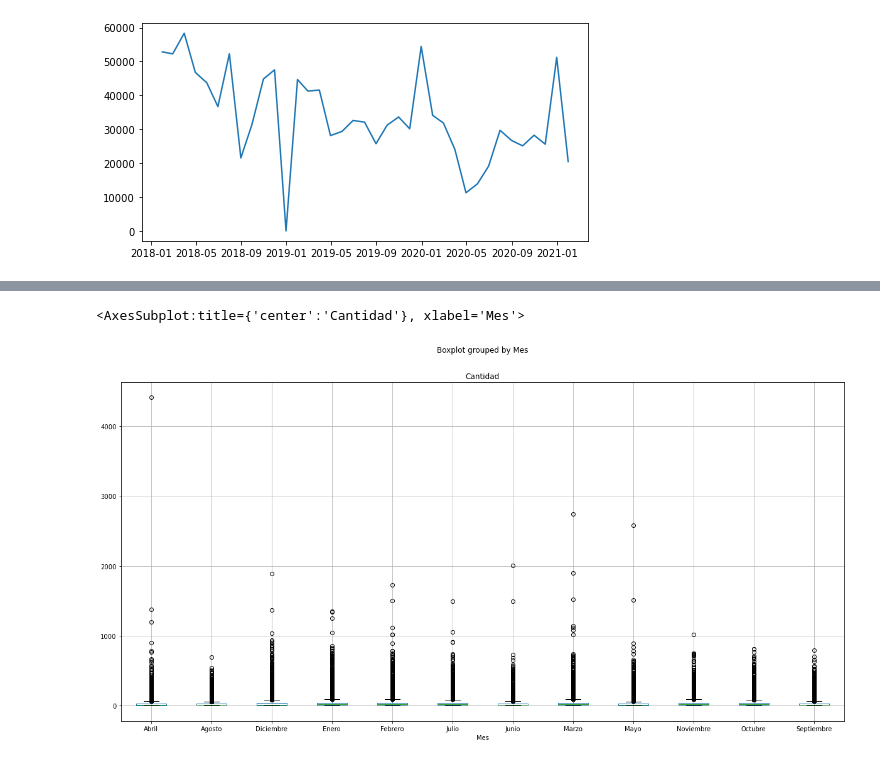
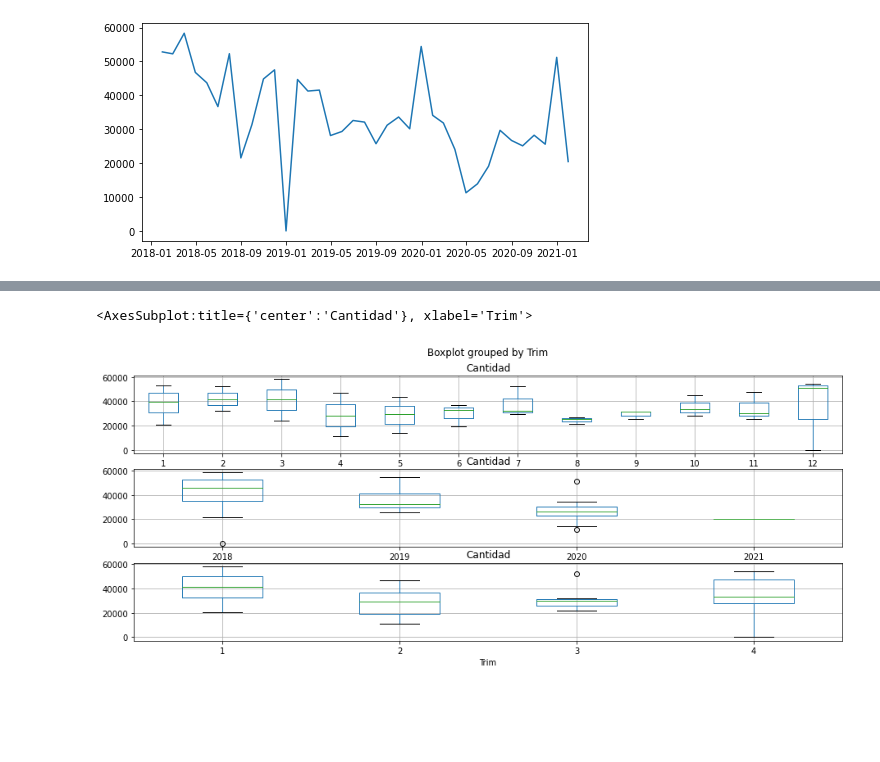
Before and after one commit to hghernandez/MachineLearning, a Jupyter notebook: python/ForecastPenguin/Forecast Penguim Random House.ipynb, the cells around one changed output, grey strips where cells are left out. Drawn from its saved outputs; the diff is of its cells as text; code cells hidden in the pictures; blank space fills up the shorter version.

```diff
--- a/python/ForecastPenguin/Forecast Penguim Random House.ipynb
+++ b/python/ForecastPenguin/Forecast Penguim Random House.ipynb
@@ -107,6 +107,9 @@ plt.show()
 # %%
 #Agregamos la columa mes, quarter, year
 
-df['Mes'] = pd.DatetimeIndex(df['Fecha']).month_name('Spanish')
-df['Anio'] = pd.DatetimeIndex(df['Fecha']).year
-df['Trim'] = pd.DatetimeIndex(df['Fecha']).quarter
+
+df_agrupado['Mes'] = pd.DatetimeIndex(df_agrupado['Fecha']).month
+df_agrupado['Anio'] = pd.DatetimeIndex(df_agrupado['Fecha']).year
+df_agrupado['Trim'] = pd.DatetimeIndex(df_agrupado['Fecha']).quarter
+
+df_agrupado= df_agrupado.sort_index()
@@ -127,7 +116,13 @@ df['Trim'] = pd.DatetimeIndex(df['Fecha']).quarter
-# %%
-#Vemos estacionalidad con valores inferiores a enero 2021
-
-df.boxplot(column=['Cantidad'], by= 'Mes',figsize= [20,10])
-# %% [output]
-<AxesSubplot:title={'center':'Cantidad'}, xlabel='Mes'>
-[figure, removed]
+# %%
+#Vemos estacionalidad con valores inferiores a enero 2021
+
+fig1, ax = plt.subplots(3, figsize=(15, 6))
+
+plt.suptitle('')
+
+df_agrupado.query("Fecha < '2022-01-01'").boxplot(column=['Cantidad'], by= 'Mes', ax=ax[0])
+df_agrupado.query("Fecha < '2022-01-01'").boxplot(column=['Cantidad'], by= 'Anio', ax=ax[1])
+df_agrupado.query("Fecha < '2022-01-01'").boxplot(column=['Cantidad'], by= 'Trim', ax=ax[2])
+# %% [output]
+<AxesSubplot:title={'center':'Cantidad'}, xlabel='Trim'>
+[figure, added]
```
Also changed, not shown: parts of 1 cell of this notebook.
